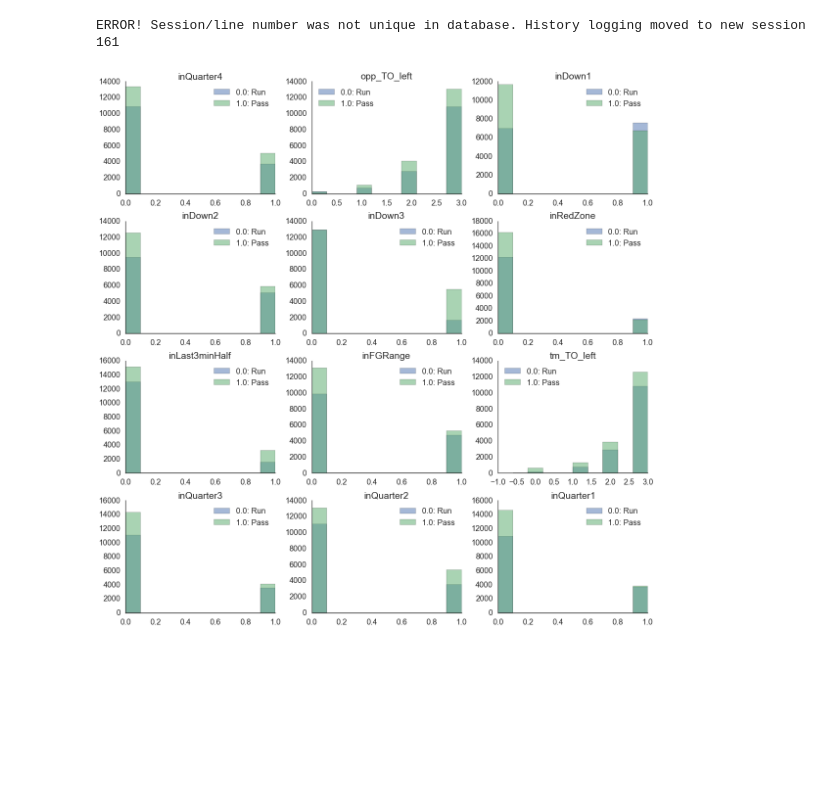
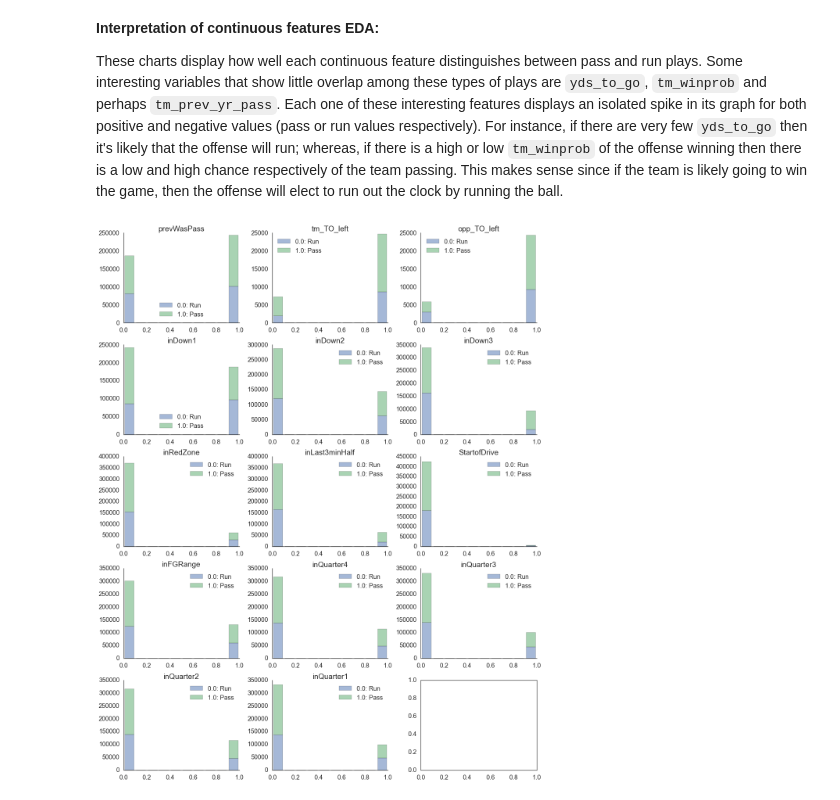
Before and after one commit to mdgoldberg/playprediction, a Jupyter notebook: Some EDA.ipynb, the cells around one changed output. Cells and saved outputs as stored; diff of their text form; code cells hidden in the pictures; blank space fills up the shorter version.

```diff
--- a/Some EDA.ipynb
+++ b/Some EDA.ipynb
@@ -19,6 +23,6 @@ import time
 # %%
 # reupload all data to have as one dataset again
-df = pd.concat([pd.read_csv('0308plays.csv'),pd.read_csv('0914plays.csv')])
+df = pd.concat([pd.read_csv('0204plays.csv'),pd.read_csv('0507plays.csv'),pd.read_csv('0810plays.csv'),pd.read_csv('1114plays.csv')])
 df = df.reset_index(drop=True)
 # %%
 df.shape
@@ -47,0 +40,18 @@ df["addscore"] = df["tm_score"] + df["opp_score"]
+# %%
+# Determine pass percent and unique teams
+passpct = df.groupby(['tm', 'year'])['isPass'].mean()
+teams = df.tm.unique()
+# %%
+# Plot pass percent for each team
+fig, axes = plt.subplots(8,4, figsize=(16,22),tight_layout=True)
+
+for ax, tm in zip(axes.ravel(), teams):
+    ax.plot(passpct[tm].keys(), passpct[tm].values, color='b', alpha=.7, lw=2)
+    ax.set_ylim(.4,.75)
+    ax.set_yticks(np.arange(.4,.8,.1))
+    ax.set_xticks(np.arange(2002,2017,3))
+    ax.set_title(tm.upper())
+    ax.set_xlabel("Year")
+    ax.set_ylabel("Pass Pct")
+    ax.grid(False)
+fig.savefig('images/passpct.png')
@@ -48,3 +69,4 @@ df["addscore"] = df["tm_score"] + df["opp_score"]
 # %%
-lcols = ['distToGoal',"inDown3","inDown2","inDown1",'inQuarter4',"inQuarter3","inQuarter2","inQuarter1",'secsElapsedInHalf',"margin","yds_to_go","addscore","tm_TO_left","opp_TO_left","inFGRange", "inRedZone", "tm_winprob","inLast3minHalf", "tm_prev_yr_pass","tm_in_season_pass","tm_in_game_pass"]
+#Define our features
+lcols = ["distToGoal","inDown3","inDown2","inDown1","inQuarter4","inQuarter3","inQuarter2","inQuarter1","secsElapsedInHalf","margin","yds_to_go","addscore","tm_TO_left","opp_TO_left","inFGRange", "inRedZone", "tm_winprob","inLast3minHalf", "tm_prev_yr_pass","tm_in_season_pass","tm_in_game_pass","StartofDrive","prevWasPass"]
 # %%
@@ -75,15 +93,18 @@ for ax, p in zip(axes.ravel(), lcols_c):
+# %% [markdown]
+**Interpretation of continuous features EDA:**
+
+
+These charts display how well each continuous feature distinguishes between pass and run plays. Some interesting variables that show little overlap among these types of plays are `yds_to_go`, `tm_winprob` and perhaps `tm_prev_yr_pass`. Each one of these interesting features displays an isolated spike in its graph for both positive and negative values (pass or run values respectively). For instance, if there are very few `yds_to_go` then it's likely that the offense will run; whereas, if there is a high or low `tm_winprob` of the offense winning then there is a low and high chance respectively of the team passing. This makes sense since if the team is likely going to win the game, then the offense will elect to run out the clock by running the ball.
 # %%
-#DON'T USE THIS
-dfgb=df.groupby('RESP')
-fig, axes = plt.subplots(nrows=4, ncols=3, figsize=(16, 16), tight_layout=True)
-for ax, p in zip(axes.ravel(), lcols_i):
-    for k, v in dfgb[p]:
-        v.hist(ax=ax, alpha=0.5, label=str(k)+": "+lbl[int(k)], stacked=True)
-        ax.legend(loc="best")
-        ax.grid(False)
-        ax.spines['right'].set_color('none')
-        ax.spines['top'].set_color('none')
-        ax.set_title(p)
+#Display plots of EDA on indicator variables
+fig, axes = plt.subplots(nrows=5, ncols=3,figsize=(16,20), tight_layout=True)
+
+for ax, i in zip(axes.ravel(), lcols_i):
+    ax.hist([[df[df["RESP"]==0][i]],[df[df["RESP"]==1][i]]], range=(0,1), alpha=0.5, stacked=True)
+    ax.legend(["0.0: Run", "1.0: Pass"], loc="best")
+    ax.grid(False)
+    ax.spines['right'].set_color('none')
+    ax.spines['top'].set_color('none')
+    ax.set_title(i)
 # %% [output]
-ERROR! Session/line number was not unique in database. History logging moved to new session 161
-[figure, old version]
+[figure, new version]
```
Also changed, not shown: parts of 18 cells of this notebook, 5 other files.
